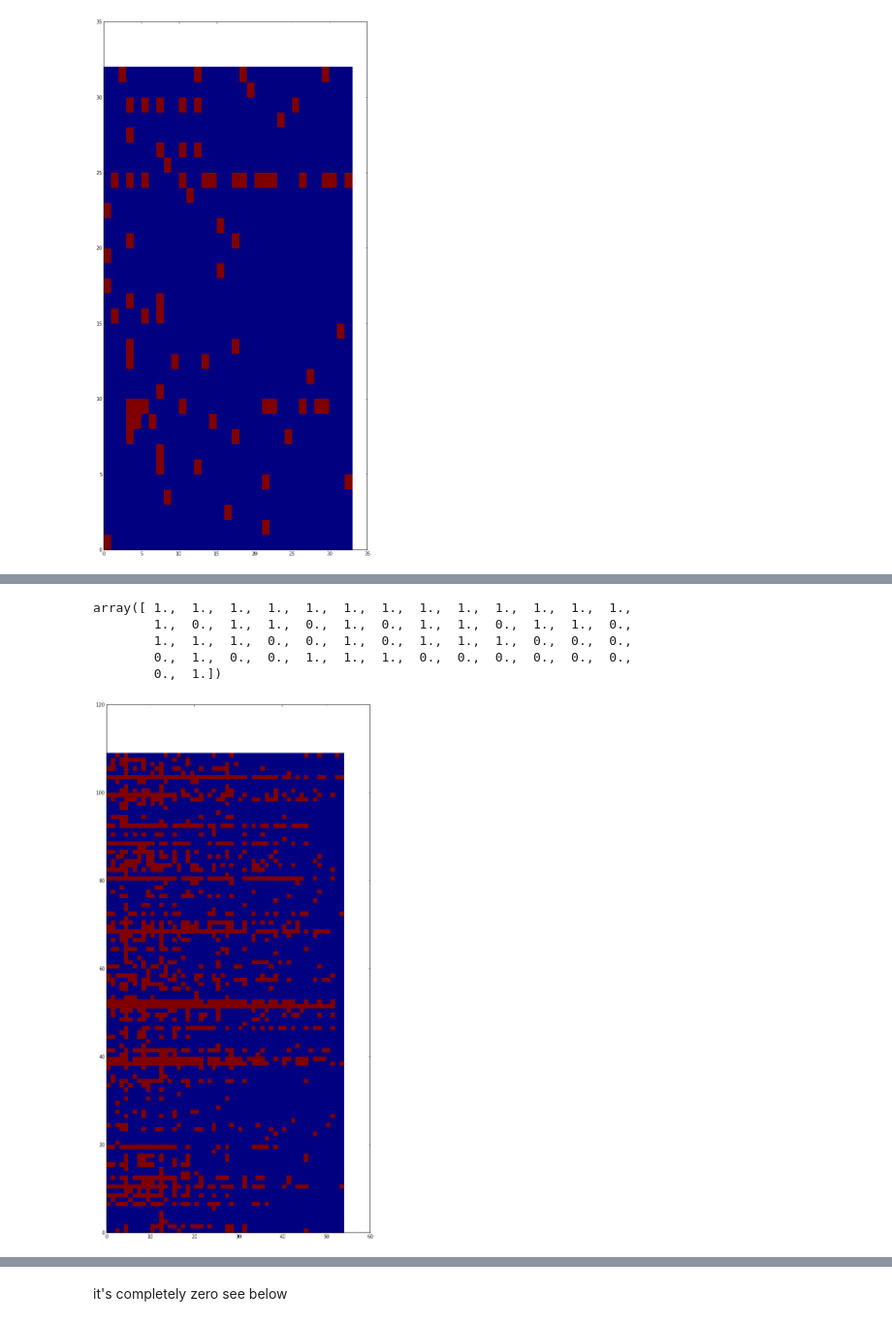
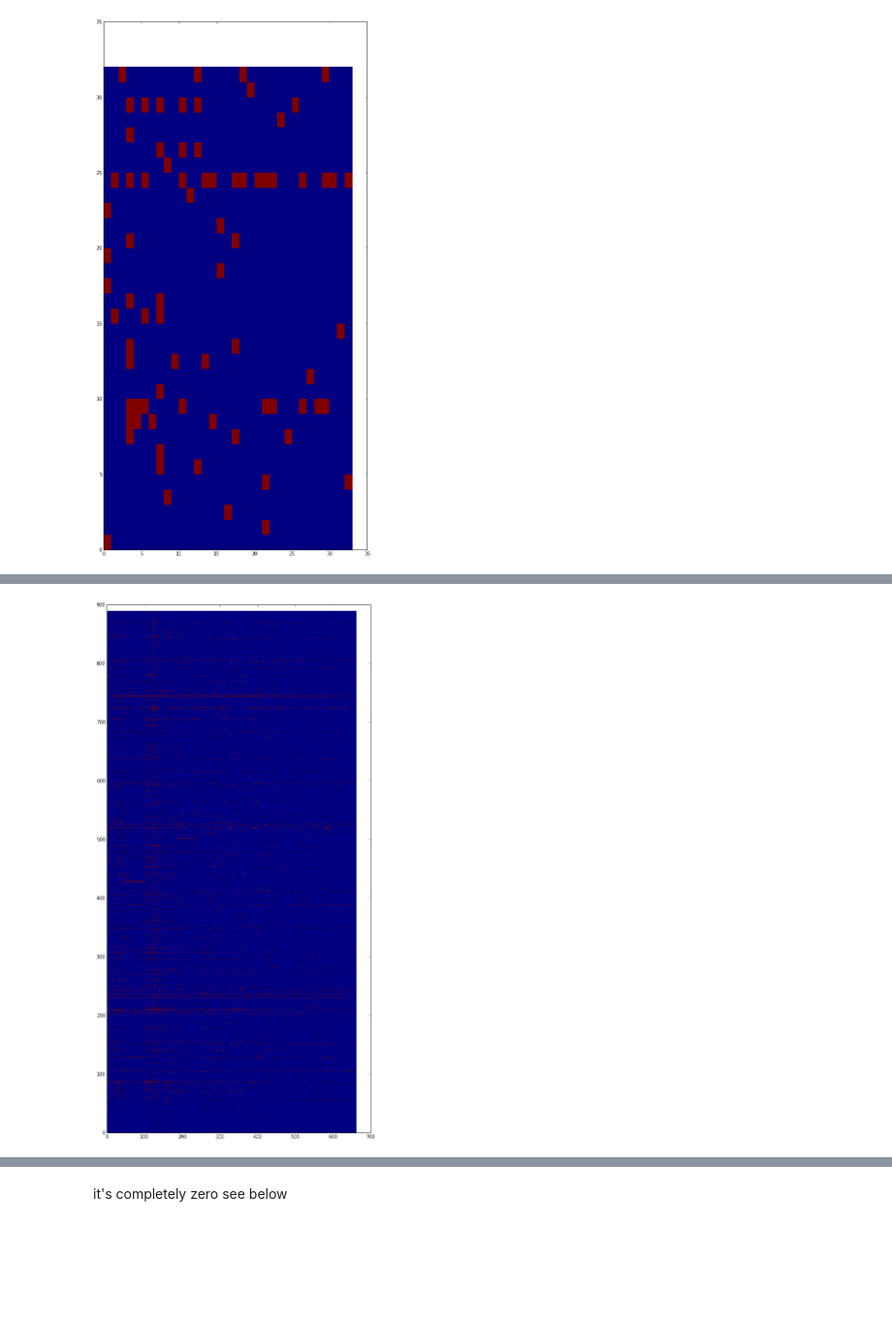
Before and after one commit to GregoryH88/wiki_econ_capability, a Jupyter notebook: country_products.ipynb, the cells around one changed output, grey strips where cells are left out. Shown: that part at 97% size. Drawn from its saved outputs; the diff is of its cells as text; code cells hidden in the pictures; blank space fills up the shorter version.

```diff
--- a/country_products.ipynb
+++ b/country_products.ipynb
@@ -254,8 +199,7 @@ print reflections_stream(star_wars, 10)['fitness']
 # %%
 def make_bin_matrix(M):
     #this returns the a matrix with entry True where the original was nonzero, and zero otherwise.
-    M[M>0] = 1.0
-    return M
+    return M != 0.0
 # %%
 def graph_Mcp(M):
     plt.figure(figsize=(10,20))
@@ -412,14 +279,8 @@ graph_Mcp(fem)
+# %%
+star_wars = np.load('savedata/' + saves[3])
 # %%
 star_wars_bin = make_bin_matrix(star_wars)
-# %%
-star_wars[10]
-# %% [output]
-array([ 1.,  1.,  1.,  1.,  1.,  1.,  1.,  1.,  1.,  1.,  1.,  1.,  1.,
-        1.,  0.,  1.,  1.,  0.,  1.,  0.,  1.,  1.,  0.,  1.,  1.,  0.,
-        1.,  1.,  1.,  0.,  0.,  1.,  0.,  1.,  1.,  1.,  0.,  0.,  0.,
-        0.,  1.,  0.,  0.,  1.,  1.,  1.,  0.,  0.,  0.,  0.,  0.,  0.,
-        0.,  1.])
 # %%
-graph_Mcp(star_wars)
+graph_Mcp(star_wars_bin)
 # %% [output]
-[figure, old version]
+[figure, new version]
```
Also changed, not shown: parts of 46 cells of this notebook.
